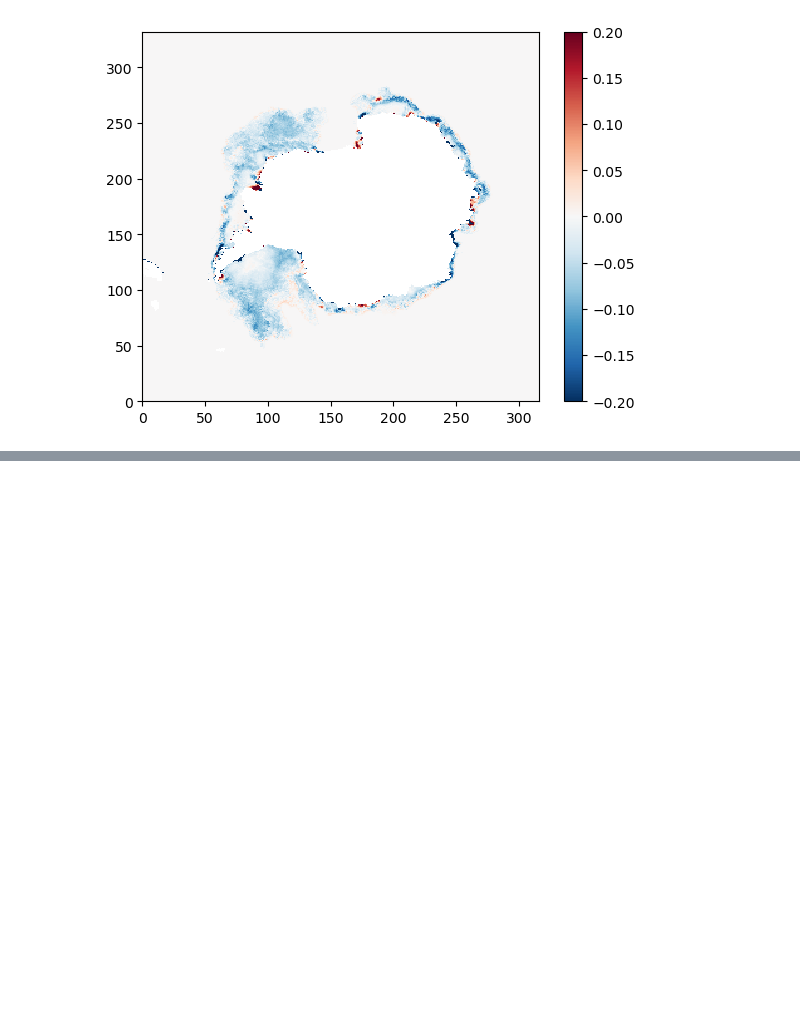
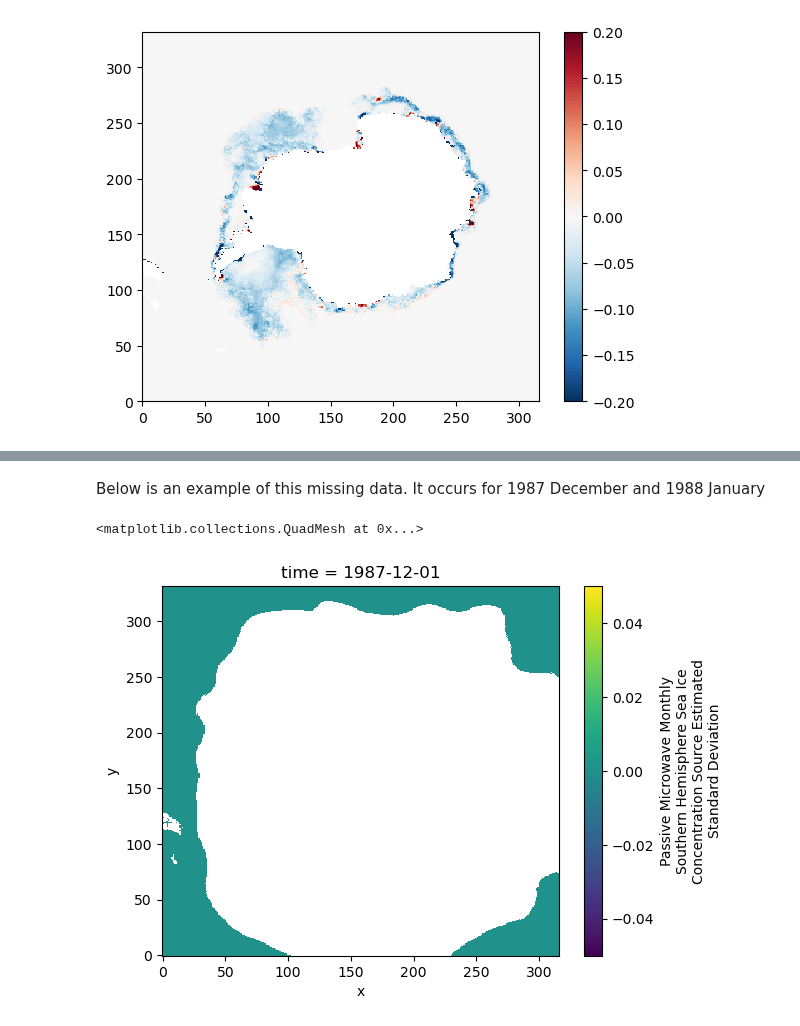
Before and after one commit to ychnli/sicpred, a Jupyter notebook: notebooks/prepdata.ipynb, the cells around one changed output, grey strips where cells are left out. Cells and saved outputs as stored; diff of their text form; code cells hidden in the pictures; blank space fills up the shorter version.

```diff
--- a/notebooks/prepdata.ipynb
+++ b/notebooks/prepdata.ipynb
@@ -50,0 +69,7 @@ plt.colorbar()
+# %% [markdown]
+Below is an example of this missing data. It occurs for 1987 December and 1988 January
+# %%
+nsidc_sic.stdev_of_cdr_seaice_conc_monthly.sel(time=pd.to_datetime('1987-12')).plot()
+# %% [output]
+<matplotlib.collections.QuadMesh at 0x...>
+[figure, added]
```
Also changed, not shown: parts of 10 cells of this notebook, 3 other files.
